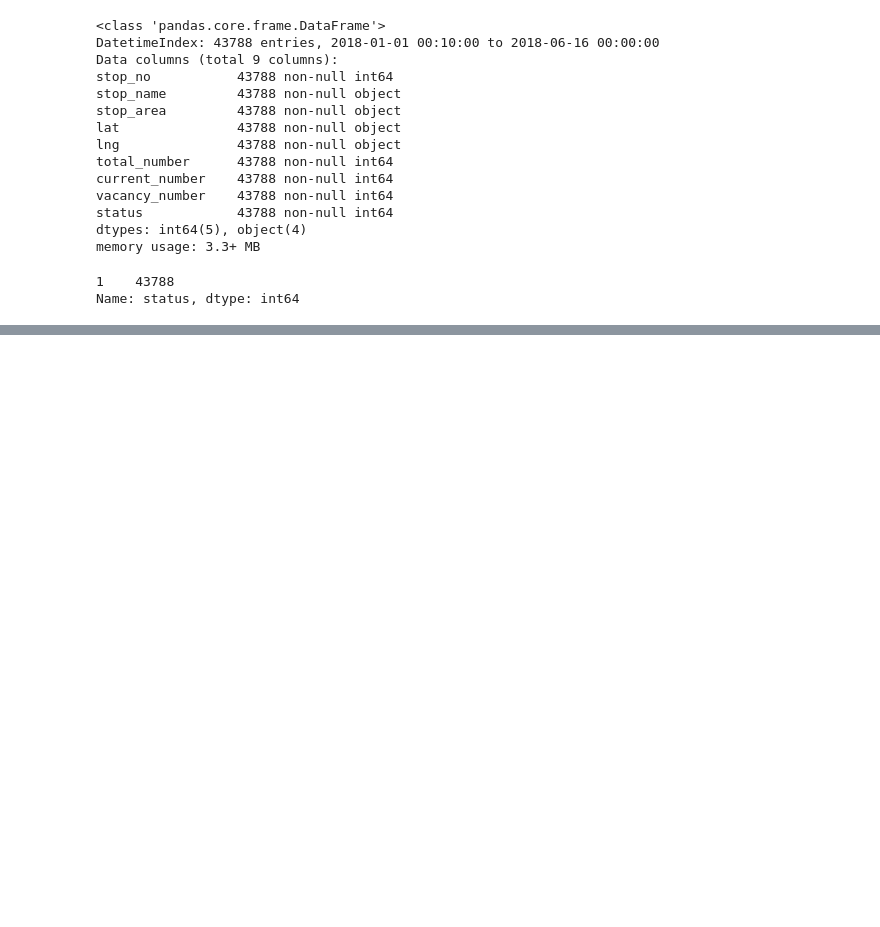
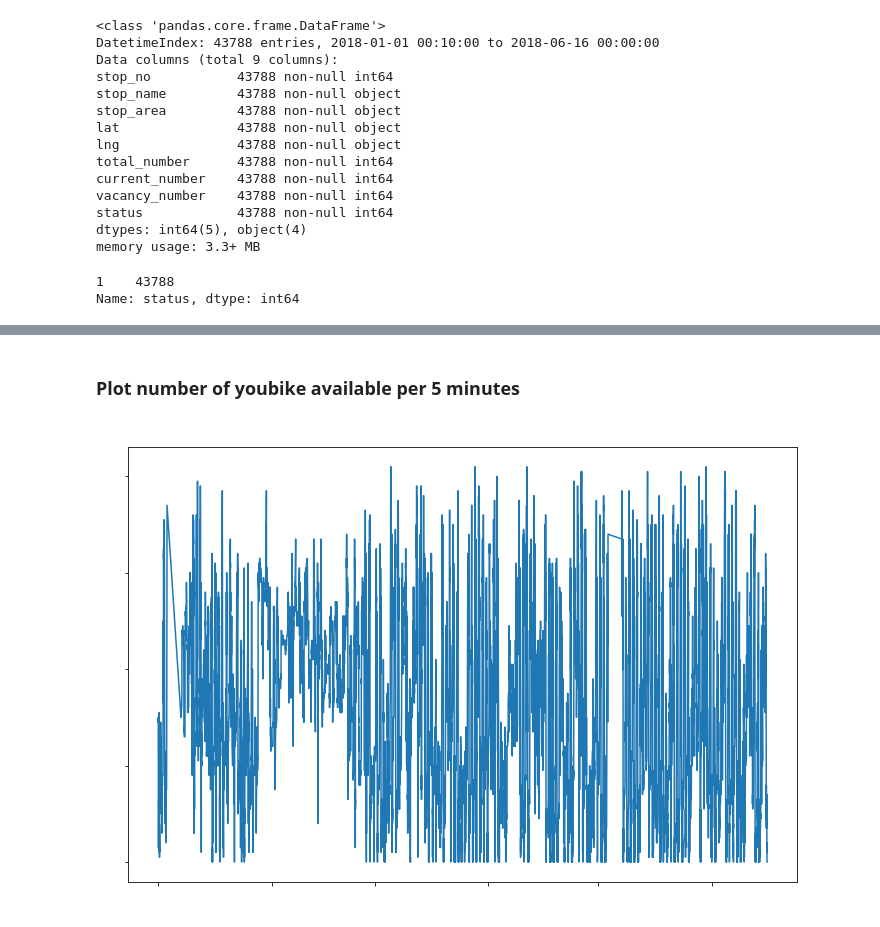
Before and after one commit to cyyeh/ds-portfolios, a Jupyter notebook: projects/youbike/notebooks/1.0-youbike-history-data-eda.ipynb, the cells around one changed output, grey strips where cells are left out. Saved outputs shown, nothing was run; the diff lists cells and outputs as text; code cells hidden in the pictures; blank space fills up the shorter version.

```diff
--- a/projects/youbike/notebooks/1.0-youbike-history-data-eda.ipynb
+++ b/projects/youbike/notebooks/1.0-youbike-history-data-eda.ipynb
@@ -231,0 +191,6 @@ plt.plot(x, y);
+# %% [markdown]
+### Plot number of youbike available per 5 minutes
+# %%
+plot_youbike_mean_available_number(df)
+# %% [output]
+[figure, added]
```
Also changed, not shown: parts of 17 cells of this notebook.
